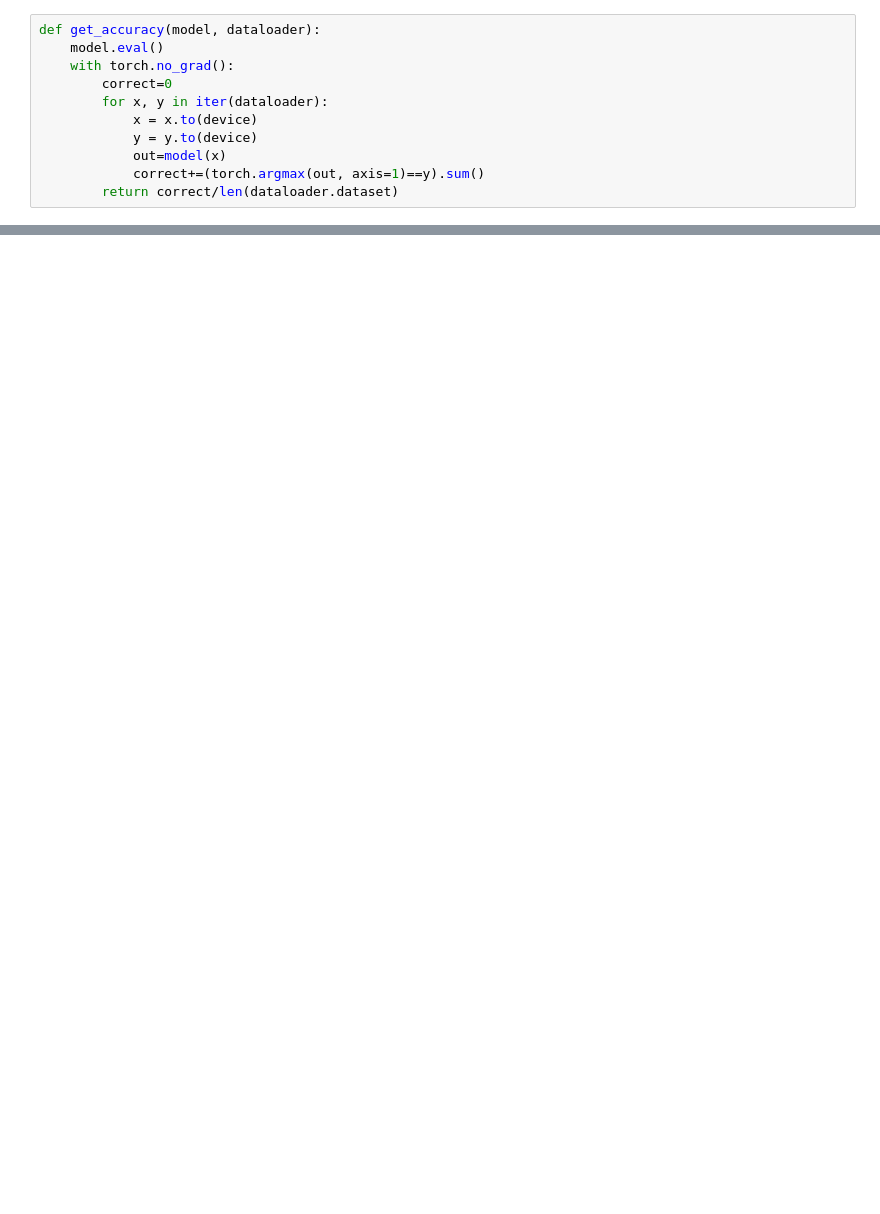
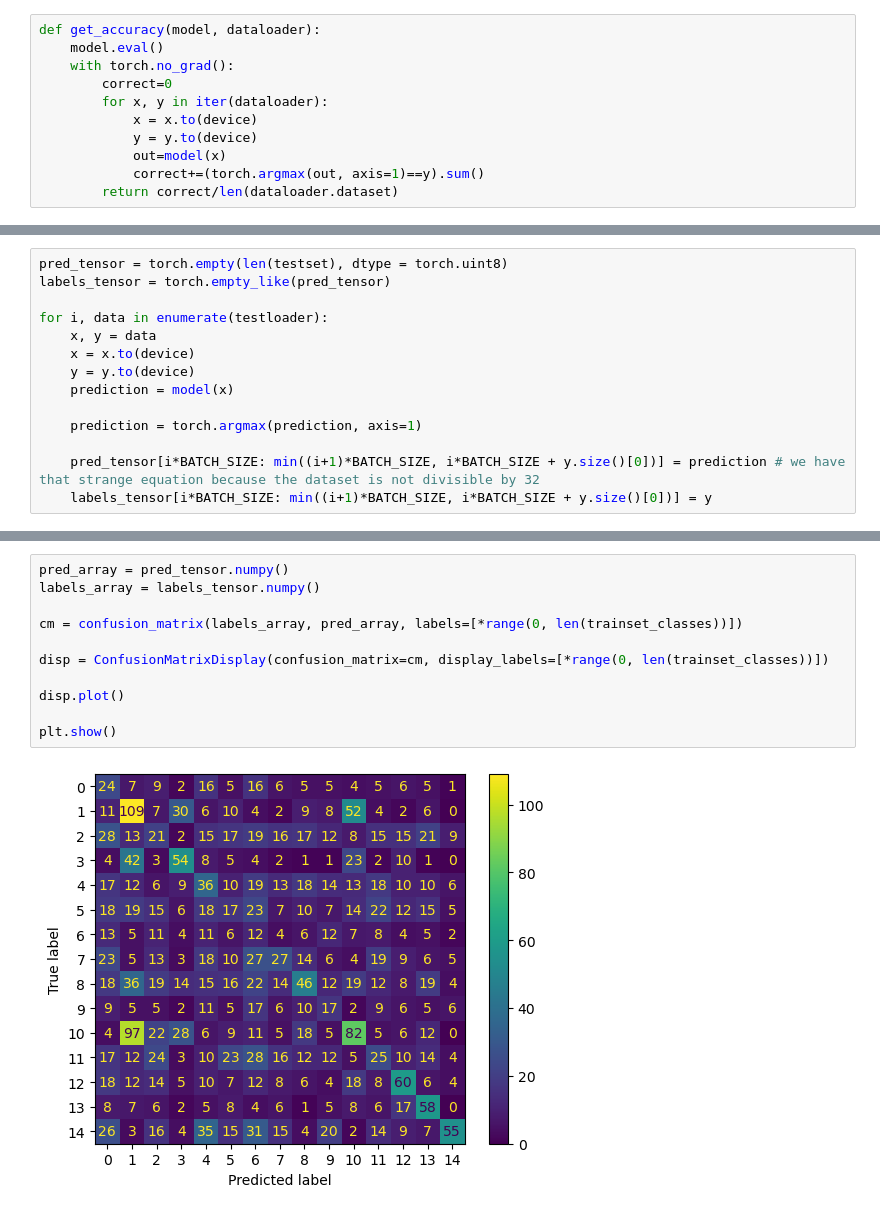
Before and after one commit to progManu/CV_Project, a Jupyter notebook: Progetto_CV.ipynb, the cells around one changed output, grey strips where cells are left out. Cells and saved outputs as stored; diff of their text form; blank space fills up the shorter version.

```diff
--- a/Progetto_CV.ipynb
+++ b/Progetto_CV.ipynb
@@ -206,0 +407,14 @@ plt.plot(losses)
+# %%
+pred_tensor = torch.empty(len(testset), dtype = torch.uint8)
+labels_tensor = torch.empty_like(pred_tensor)
+
+for i, data in enumerate(testloader):
+    x, y = data
+    x = x.to(device)
+    y = y.to(device)
+    prediction = model(x)
+
+    prediction = torch.argmax(prediction, axis=1)
+
+    pred_tensor[i*BATCH_SIZE: min((i+1)*BATCH_SIZE, i*BATCH_SIZE + y.size()[0])] = prediction # we have that strange equation because the dataset is not divisible by 32
+    labels_tensor[i*BATCH_SIZE: min((i+1)*BATCH_SIZE, i*BATCH_SIZE + y.size()[0])] = y
@@ -206,0 +434,13 @@ plt.plot(losses)
+# %%
+pred_array = pred_tensor.numpy()
+labels_array = labels_tensor.numpy()
+
+cm = confusion_matrix(labels_array, pred_array, labels=[*range(0, len(trainset_classes))])
+
+disp = ConfusionMatrixDisplay(confusion_matrix=cm, display_labels=[*range(0, len(trainset_classes))])
+
+disp.plot()
+
+plt.show()
+# %% [output]
+[figure, added]
```
Also changed, not shown: parts of 24 cells of this notebook, 5 other files.
